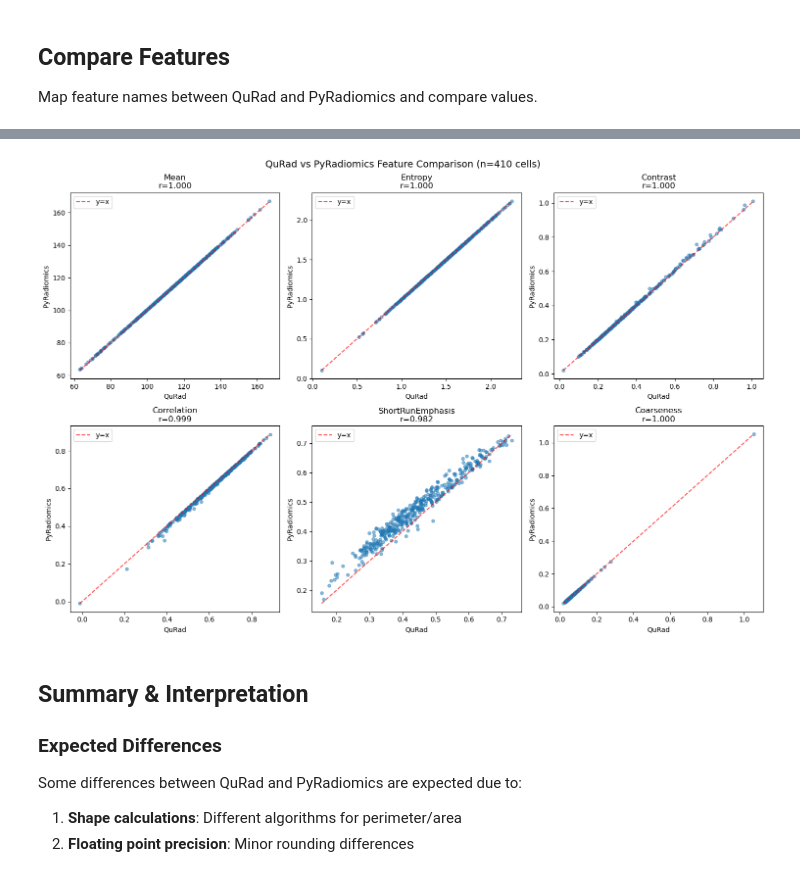
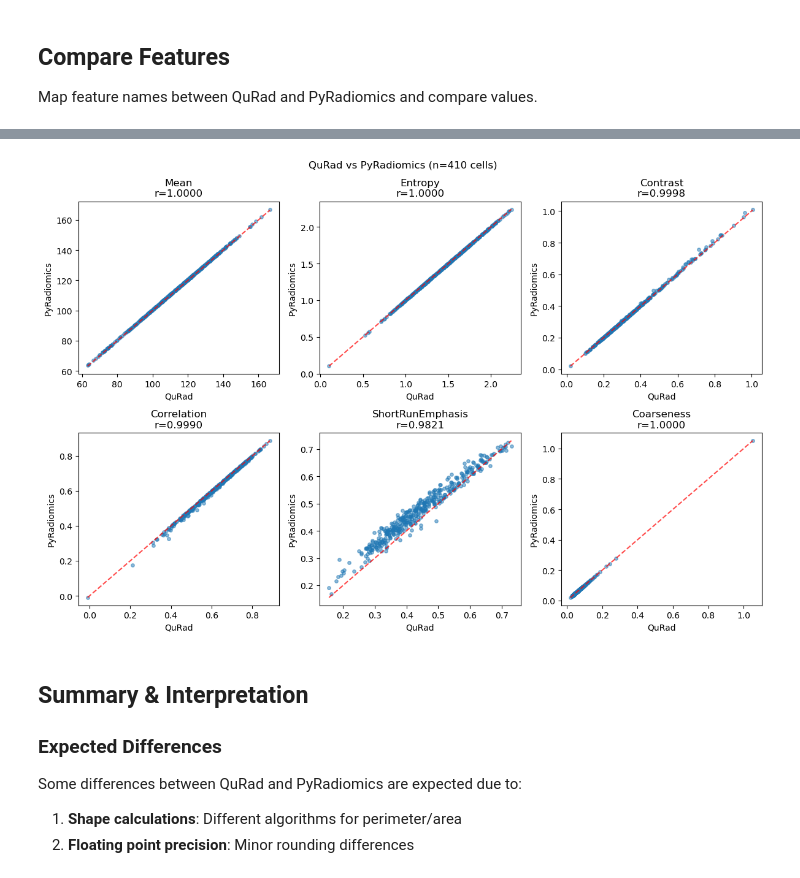
Before and after one commit to icm-dac/QuRad, a Jupyter notebook: notebooks/validation.ipynb, the cells around one changed output, grey strips where cells are left out. Saved outputs shown, nothing was run; the diff lists cells and outputs as text; code cells hidden in the pictures.

```diff
--- a/notebooks/validation.ipynb
+++ b/notebooks/validation.ipynb
@@ -639,58 +546,22 @@ Comparison Summary:
 # %%
-import matplotlib.pyplot as plt
+# Plot example feature comparisons
+features = ['firstorder_Mean', 'firstorder_Entropy', 'glcm_Contrast',
+            'glcm_Correlation', 'glrlm_ShortRunEmphasis', 'ngtdm_Coarseness']
 
-def plot_feature_comparison(merged_df, comparison_df):
-    """Plot scatter plots comparing QuRad vs PyRadiomics for all matched cells."""
-
-    features_to_plot = [
-        ('firstorder_Mean', 'original_firstorder_Mean'),
-        ('firstorder_Entropy', 'original_firstorder_Entropy'),
-        ('glcm_Contrast', 'original_glcm_Contrast'),
-        ('glcm_Correlation', 'original_glcm_Correlation'),
-        ('glrlm_ShortRunEmphasis', 'original_glrlm_ShortRunEmphasis'),
-        ('ngtdm_Coarseness', 'original_ngtdm_Coarseness'),
-    ]
-
-    fig, axes = plt.subplots(2, 3, figsize=(15, 10))
-    axes = axes.flatten()
-
-    for idx, (qurad_feat, pyrad_feat) in enumerate(features_to_plot):
-        ax = axes[idx]
-
-        # Get column names (they have _qurad/_pyrad suffixes after merge)
-        qurad_col = f"{qurad_feat}_qurad" if f"{qurad_feat}_qurad" in merged_df.columns else qurad_feat
-        pyrad_col = f"{pyrad_feat}_pyrad" if f"{pyrad_feat}_pyrad" in merged_df.columns else pyrad_feat
-
-        if qurad_col in merged_df.columns and pyrad_col in merged_df.columns:
-            x = merged_df[qurad_col].values
-            y = merged_df[pyrad_col].values
-
-            # Plot all cells
-            ax.scatter(x, y, alpha=0.5, s=20)
-
-            # Add diagonal line
-            min_val = min(x.min(), y.min())
-            max_val = max(x.max(), y.max())
-            ax.plot([min_val, max_val], [min_val, max_val], 'r--', alpha=0.7, label='y=x')
-
-            # Get correlation from comparison_df
-            feat_data = comparison_df[(comparison_df['feature'] == qurad_feat) &
-                                      (comparison_df['pyrad_feature'] == pyrad_feat)]
-            corr = feat_data.iloc[0]['correlation'] if len(feat_data) > 0 else np.corrcoef(x, y)[0, 1]
-
-            ax.set_xlabel('QuRad')
-            ax.set_ylabel('PyRadiomics')
-            feature_name = qurad_feat.split('_', 1)[1]
-            ax.set_title(f'{feature_name}\nr={corr:.3f}')
-            ax.legend()
-
-    plt.suptitle(f'QuRad vs PyRadiomics Feature Comparison (n={len(merged_df)} cells)', fontsize=14)
-    plt.tight_layout()
-    plt.show()
-
-plot_feature_comparison(merged_df, comparison_df)
+fig, axes = plt.subplots(2, 3, figsize=(12, 8))
+for ax, feat in zip(axes.flatten(), features):
+    pyrad_feat = f'original_{feat}'
+    if feat in merged_df.columns and pyrad_feat in merged_df.columns:
+        x, y = merged_df[feat], merged_df[pyrad_feat]
+        ax.scatter(x, y, alpha=0.5, s=15)
+        ax.plot([x.min(), x.max()], [x.min(), x.max()], 'r--', alpha=0.7)
+        ax.set_xlabel('QuRad'); ax.set_ylabel('PyRadiomics')
+        ax.set_title(f'{feat.split("_",1)[1]}\nr={x.corr(y):.4f}')
+plt.suptitle(f'QuRad vs PyRadiomics (n={len(merged_df)} cells)')
+plt.tight_layout()
+plt.show()
 # %% [output]
-[figure, old version]
+[figure, new version]
 # %% [markdown]
 ## Summary & Interpretation
 
```
Also changed, not shown: parts of 9 cells of this notebook, 2 other files.
